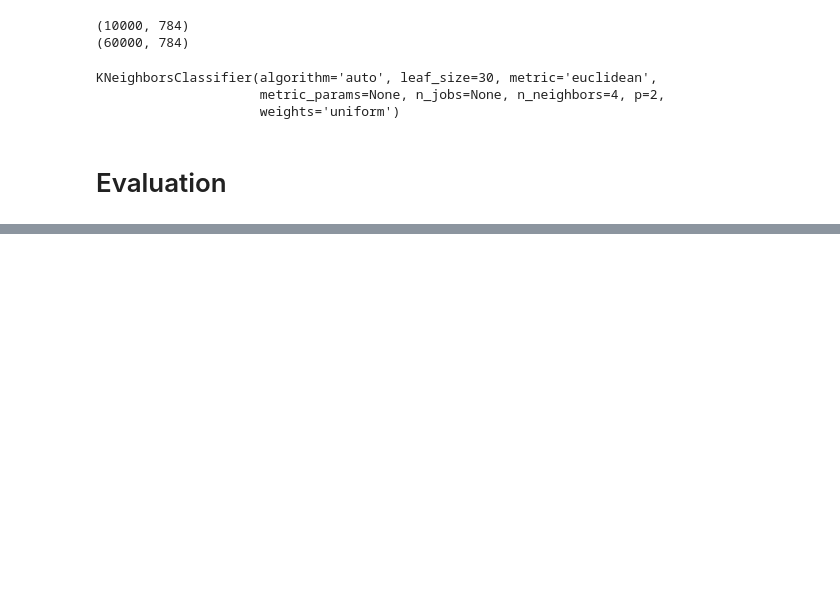
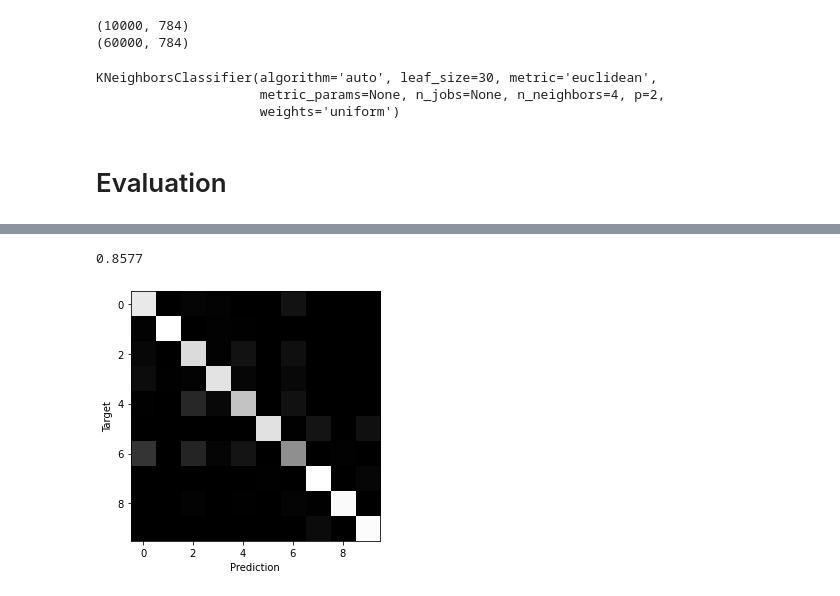
Before and after one commit to reni-hristova/Classification-Fashion-MNIST, a Jupyter notebook: KNN.ipynb, the cells around one changed output, grey strips where cells are left out. Saved outputs shown, nothing was run; the diff lists cells and outputs as text; code cells hidden in the pictures; blank space fills up the shorter version.

```diff
--- a/KNN.ipynb
+++ b/KNN.ipynb
@@ -216,9 +215,21 @@ predicted_labels = classifier.predict(test_set)
 from sklearn.metrics import classification_report, confusion_matrix, accuracy_score, multilabel_confusion_matrix
 
 print("test_shape", test_set.shape)
-print(train_set.shape)
+print("train_shape", train_set.shape)
 
 print("Number of Neighbours is ", KNN_NEIGHBOURS)
 print("\n Classification Report\n", classification_report(test_labels, predicted_labels))
 print("\n Confusion Matrix\n", confusion_matrix(test_labels, predicted_labels))
 print("\n Accuracy score\n", accuracy_score(test_labels, predicted_labels))
+
+plt.imshow(confusion_matrix,cmap='gray')
+plt.tight_layout()
+plt.xlabel('Prediction')
+plt.ylabel('Target')
+print(sum(confusion_matrix.diagonal())/sum(sum(confusion_matrix)))
+
+confusion_matrix = confusion_matrix(test_labels, predicted_labels)
+plt.imshow(confusion_matrix,cmap='gray')
+plt.tight_layout()
+plt.xlabel('Prediction')
+plt.ylabel('Target')
@@ -224,0 +254,10 @@ print("\n Accuracy score\n", accuracy_score(test_labels, predicted_labels))
+# %%
+confusion_matrix = confusion_matrix(test_labels, predicted_labels)
+plt.imshow(confusion_matrix,cmap='gray')
+plt.tight_layout()
+plt.xlabel('Prediction')
+plt.ylabel('Target')
+print(sum(confusion_matrix.diagonal())/sum(sum(confusion_matrix)))
+# %% [output]
+0.8577
+[figure, added]
```
Also changed, not shown: parts of 2 cells of this notebook.
